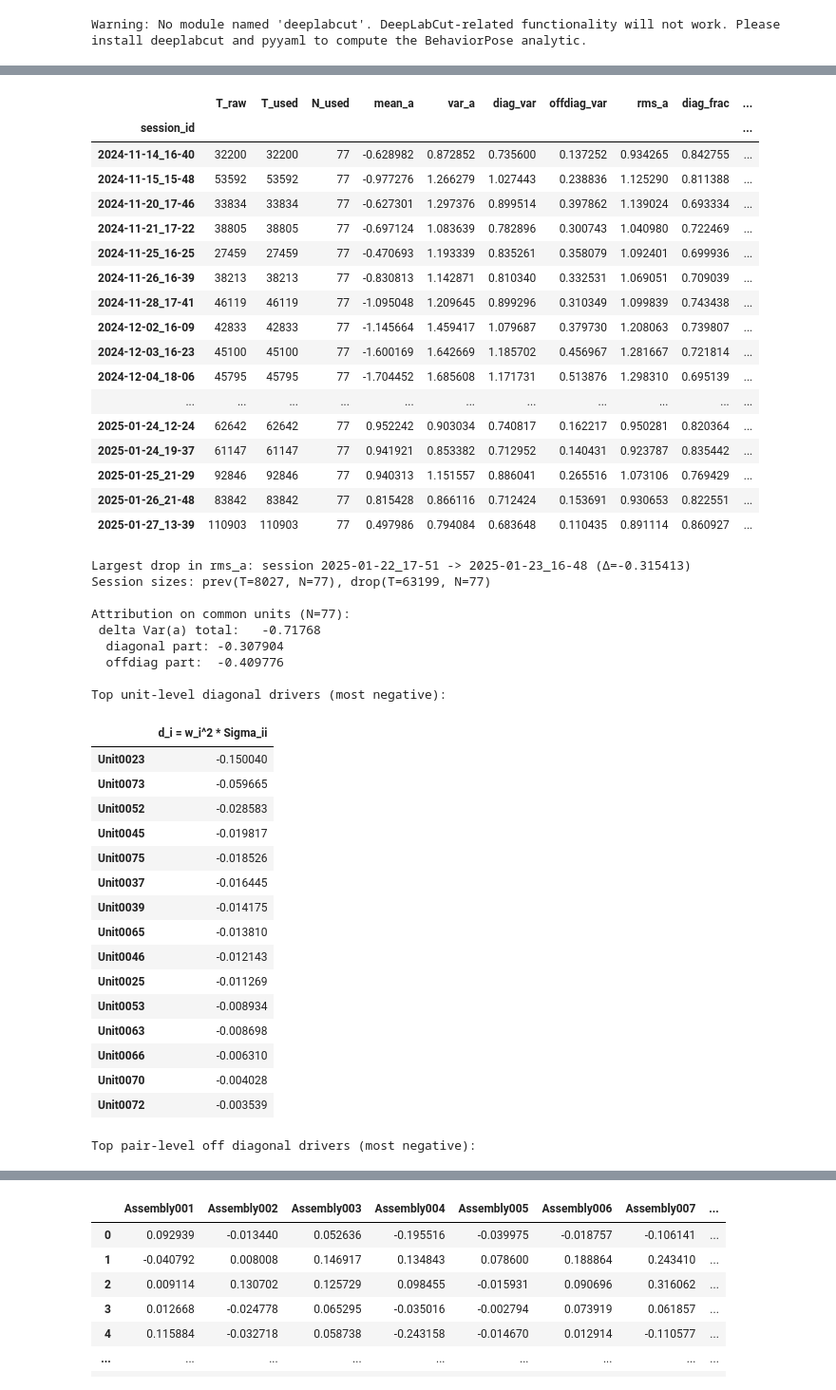
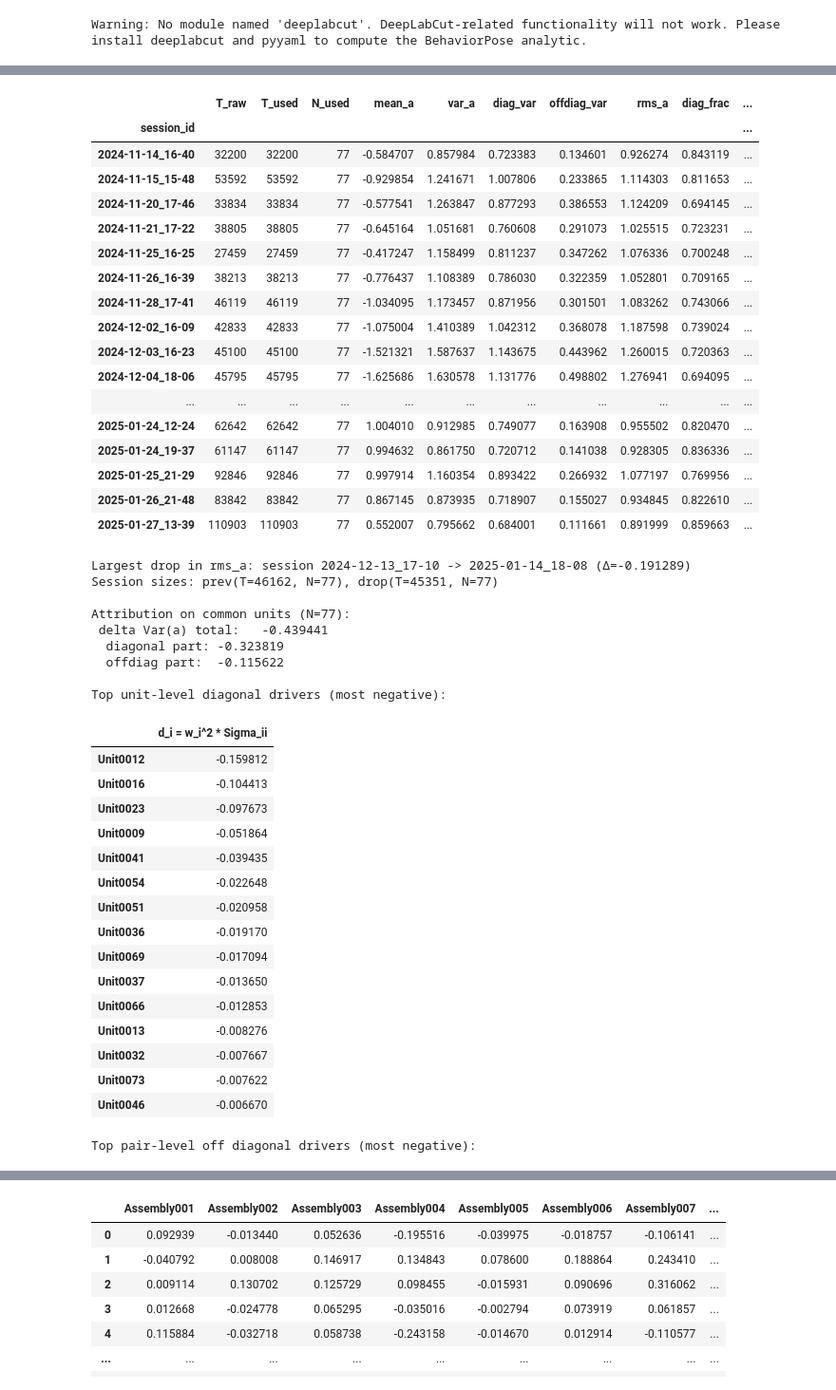
Before and after one commit to LoaloaF/analysisVR, a Jupyter notebook: scripted_plotting/animal_6_analysis/2nd_moment_decomp.ipynb, the cells around one changed output, grey strips where cells are left out. Shown at 95% size. Saved outputs shown, nothing was run; the diff lists cells and outputs as text; code cells hidden in the pictures.

```diff
--- a/scripted_plotting/animal_6_analysis/2nd_moment_decomp.ipynb
+++ b/scripted_plotting/animal_6_analysis/2nd_moment_decomp.ipynb
@@ -32,7 +32,7 @@ session_range = [1,33]
 session_ids = None
 normalize = True
 smooth = False
-excl_session_names = ['2024-11-29_17-21_rYL006_P1100_LinearTrackStop_28min', '2025-01-21_18-49_rYL006_P1100_LinearTrackStop_30min', '2024-12-11_17-42_rYL006_P1100_LinearTrackStop_30min'] # ignore short sessions (10, 24,25)
+excl_session_names = ['2024-11-29_17-21_rYL006_P1100_LinearTrackStop_28min', '2025-01-22_17-51_rYL006_P1100_LinearTrackStop_5min', '2025-01-21_18-49_rYL006_P1100_LinearTrackStop_30min']
 
 session_dirs = sessionlist_fullfnames_from_args(paradigm, animal_ids, session_ids, excl_session_names=excl_session_names)[0]
 session_names= fullfnames2snames(session_dirs)
@@ -54,7 +54,7 @@ session_names= fullfnames2snames(session_dirs)
 fr = analytics.get_analytics('FiringRate40msHz', session_names=session_names)
 fr_track = analytics.get_analytics('FiringRateTrackwiseHz', session_names=session_names)
 # fr_z_scored  = analytics.get_analytics('FiringRate40msZ', session_names=session_names)
-fr_z_all_sess = fr.apply(lambda unit_fr: ((unit_^r - unit_fr.mean()) / unit_fr.std()))
+fr_z_all_sess = fr.apply(lambda unit_fr: ((unit_fr - unit_fr.mean()) / unit_fr.std()))
 # behav = analytics.get_analytics('BehaviorTrackwise', session_names=session_names)
 # behav.index = behav.index.droplevel(('animal_id', 'paradigm_id', 'entry_id'))
 # %% [output]
@@ -310,7 +310,6 @@ def iter_sessions(Z: pd.DataFrame):
         for s, g in Z.groupby("session_id", sort=True):
             yield s, g.drop(columns=["session_id"])
         return
-    raise ValueError("Cannot find session_id in fr_z_scored (neither index level nor column).")
 
 
 # Per-session computation with column-wise filtering
@@ -444,73 +443,73 @@ dVar_total = float(w_common.T @ dSigma @ w_common)
 dVar_diag  = float(np.sum((w_common ** 2) * np.diag(dSigma)))
 dVar_off   = float(dVar_total - dVar_diag)
 
 print(f"\nAttribution on common units (N={len(common_units)}):")
 print(f" delta Var(a) total:   {dVar_total:.6g}")
 print(f"  diagonal part: {dVar_diag:.6g}")
 print(f"  offdiag part:  {dVar_off:.6g}")
 
 # unit and pair driver scores
 unit_driver = pd.Series((w_common ** 2) * np.diag(dSigma), index=common_units).sort_values()
 
 C = np.outer(w_common, w_common) * dSigma
 np.fill_diagonal(C, 0.0)
 
 pair_rows = []
 N = len(common_units)
 for i in range(N):
     for j in range(i + 1, N):
         pair_rows.append((common_units[i], common_units[j], C[i, j]))
 
 pair_driver = pd.DataFrame(pair_rows, columns=["unit_i", "unit_j", "pair_score"]).sort_values("pair_score")
 
 print("\nTop unit-level diagonal drivers (most negative):")
 display(unit_driver.head(15).to_frame("d_i = w_i^2 * Sigma_ii"))
 
 print("\nTop pair-level off diagonal drivers (most negative):")
 display(pair_driver.head(20))
 # %% [output]
 |  | T_raw | T_used | N_used | mean_a | var_a | diag_var | offdiag_var | rms_a | diag_frac | ... |
 | session_id |  |  |  |  |  |  |  |  |  | ... |
-| 2024-11-14_16-40 | 32200 | 32200 | 77 | -0.628982 | 0.872852 | 0.735600 | 0.137252 | 0.934265 | 0.842755 | ... |
-| 2024-11-15_15-48 | 53592 | 53592 | 77 | -0.977276 | 1.266279 | 1.027443 | 0.238836 | 1.125290 | 0.811388 | ... |
-| 2024-11-20_17-46 | 33834 | 33834 | 77 | -0.627301 | 1.297376 | 0.899514 | 0.397862 | 1.139024 | 0.693334 | ... |
-| 2024-11-21_17-22 | 38805 | 38805 | 77 | -0.697124 | 1.083639 | 0.782896 | 0.300743 | 1.040980 | 0.722469 | ... |
-| 2024-11-25_16-25 | 27459 | 27459 | 77 | -0.470693 | 1.193339 | 0.835261 | 0.358079 | 1.092401 | 0.699936 | ... |
-| 2024-11-26_16-39 | 38213 | 38213 | 77 | -0.830813 | 1.142871 | 0.810340 | 0.332531 | 1.069051 | 0.709039 | ... |
-| 2024-11-28_17-41 | 46119 | 46119 | 77 | -1.095048 | 1.209645 | 0.899296 | 0.310349 | 1.099839 | 0.743438 | ... |
-| 2024-12-02_16-09 | 42833 | 42833 | 77 | -1.145664 | 1.459417 | 1.079687 | 0.379730 | 1.208063 | 0.739807 | ... |
-| 2024-12-03_16-23 | 45100 | 45100 | 77 | -1.600169 | 1.642669 | 1.185702 | 0.456967 | 1.281667 | 0.721814 | ... |
-| 2024-12-04_18-06 | 45795 | 45795 | 77 | -1.704452 | 1.685608 | 1.171731 | 0.513876 | 1.298310 | 0.695139 | ... |
+| 2024-11-14_16-40 | 32200 | 32200 | 77 | -0.584707 | 0.857984 | 0.723383 | 0.134601 | 0.926274 | 0.843119 | ... |
+| 2024-11-15_15-48 | 53592 | 53592 | 77 | -0.929854 | 1.241671 | 1.007806 | 0.233865 | 1.114303 | 0.811653 | ... |
+| 2024-11-20_17-46 | 33834 | 33834 | 77 | -0.577541 | 1.263847 | 0.877293 | 0.386553 | 1.124209 | 0.694145 | ... |
+| 2024-11-21_17-22 | 38805 | 38805 | 77 | -0.645164 | 1.051681 | 0.760608 | 0.291073 | 1.025515 | 0.723231 | ... |
+| 2024-11-25_16-25 | 27459 | 27459 | 77 | -0.417247 | 1.158499 | 0.811237 | 0.347262 | 1.076336 | 0.700248 | ... |
+| 2024-11-26_16-39 | 38213 | 38213 | 77 | -0.776437 | 1.108389 | 0.786030 | 0.322359 | 1.052801 | 0.709165 | ... |
+| 2024-11-28_17-41 | 46119 | 46119 | 77 | -1.034095 | 1.173457 | 0.871956 | 0.301501 | 1.083262 | 0.743066 | ... |
+| 2024-12-02_16-09 | 42833 | 42833 | 77 | -1.075004 | 1.410389 | 1.042312 | 0.368078 | 1.187598 | 0.739024 | ... |
+| 2024-12-03_16-23 | 45100 | 45100 | 77 | -1.521321 | 1.587637 | 1.143675 | 0.443962 | 1.260015 | 0.720363 | ... |
+| 2024-12-04_18-06 | 45795 | 45795 | 77 | -1.625686 | 1.630578 | 1.131776 | 0.498802 | 1.276941 | 0.694095 | ... |
 | ... | ... | ... | ... | ... | ... | ... | ... | ... | ... | ... |
-| 2025-01-24_12-24 | 62642 | 62642 | 77 | 0.952242 | 0.903034 | 0.740817 | 0.162217 | 0.950281 | 0.820364 | ... |
-| 2025-01-24_19-37 | 61147 | 61147 | 77 | 0.941921 | 0.853382 | 0.712952 | 0.140431 | 0.923787 | 0.835442 | ... |
-| 2025-01-25_21-29 | 92846 | 92846 | 77 | 0.940313 | 1.151557 | 0.886041 | 0.265516 | 1.073106 | 0.769429 | ... |
-| 2025-01-26_21-48 | 83842 | 83842 | 77 | 0.815428 | 0.866116 | 0.712424 | 0.153691 | 0.930653 | 0.822551 | ... |
-| 2025-01-27_13-39 | 110903 | 110903 | 77 | 0.497986 | 0.794084 | 0.683648 | 0.110435 | 0.891114 | 0.860927 | ... |
+| 2025-01-24_12-24 | 62642 | 62642 | 77 | 1.004010 | 0.912985 | 0.749077 | 0.163908 | 0.955502 | 0.820470 | ... |
+| 2025-01-24_19-37 | 61147 | 61147 | 77 | 0.994632 | 0.861750 | 0.720712 | 0.141038 | 0.928305 | 0.836336 | ... |
+| 2025-01-25_21-29 | 92846 | 92846 | 77 | 0.997914 | 1.160354 | 0.893422 | 0.266932 | 1.077197 | 0.769956 | ... |
+| 2025-01-26_21-48 | 83842 | 83842 | 77 | 0.867145 | 0.873935 | 0.718907 | 0.155027 | 0.934845 | 0.822610 | ... |
+| 2025-01-27_13-39 | 110903 | 110903 | 77 | 0.552007 | 0.795662 | 0.684001 | 0.111661 | 0.891999 | 0.859663 | ... |
-Largest drop in rms_a: session 2025-01-22_17-51 -> 2025-01-23_16-48 (Δ=-0.315413)
-Session sizes: prev(T=8027, N=77), drop(T=63199, N=77)
+Largest drop in rms_a: session 2024-12-13_17-10 -> 2025-01-14_18-08 (Δ=-0.191289)
+Session sizes: prev(T=46162, N=77), drop(T=45351, N=77)
 
 Attribution on common units (N=77):
- delta Var(a) total:   -0.71768
-  diagonal part: -0.307904
-  offdiag part:  -0.409776
+ delta Var(a) total:   -0.439441
+  diagonal part: -0.323819
+  offdiag part:  -0.115622
 
 Top unit-level diagonal drivers (most negative):
 |  | d_i = w_i^2 * Sigma_ii |
-| Unit0023 | -0.150040 |
-| Unit0073 | -0.059665 |
-| Unit0052 | -0.028583 |
-| Unit0045 | -0.019817 |
-| Unit0075 | -0.018526 |
-| Unit0037 | -0.016445 |
-| Unit0039 | -0.014175 |
-| Unit0065 | -0.013810 |
-| Unit0046 | -0.012143 |
-| Unit0025 | -0.011269 |
-| Unit0053 | -0.008934 |
-| Unit0063 | -0.008698 |
-| Unit0066 | -0.006310 |
-| Unit0070 | -0.004028 |
-| Unit0072 | -0.003539 |
+| Unit0012 | -0.159812 |
+| Unit0016 | -0.104413 |
+| Unit0023 | -0.097673 |
+| Unit0009 | -0.051864 |
+| Unit0041 | -0.039435 |
+| Unit0054 | -0.022648 |
+| Unit0051 | -0.020958 |
+| Unit0036 | -0.019170 |
+| Unit0069 | -0.017094 |
+| Unit0037 | -0.013650 |
+| Unit0066 | -0.012853 |
+| Unit0013 | -0.008276 |
+| Unit0032 | -0.007667 |
+| Unit0073 | -0.007622 |
+| Unit0046 | -0.006670 |
 Top pair-level off diagonal drivers (most negative):
 |  | unit_i | unit_j | pair_score |
```
Also changed, not shown: parts of 18 cells of this notebook, 24 other files.
